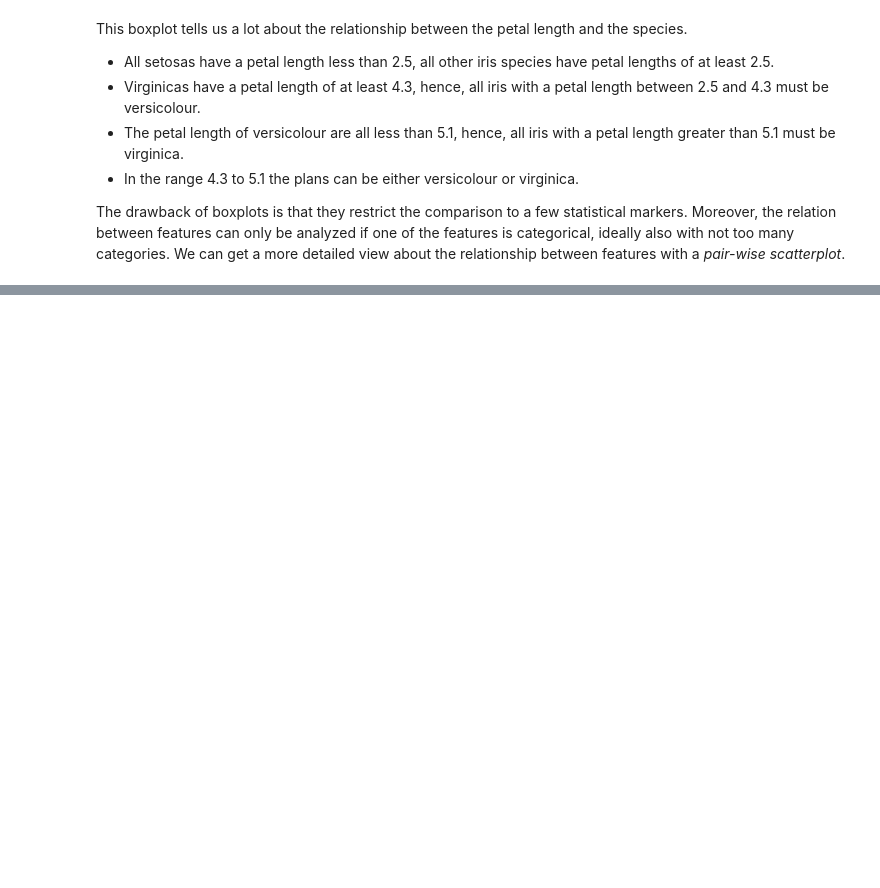
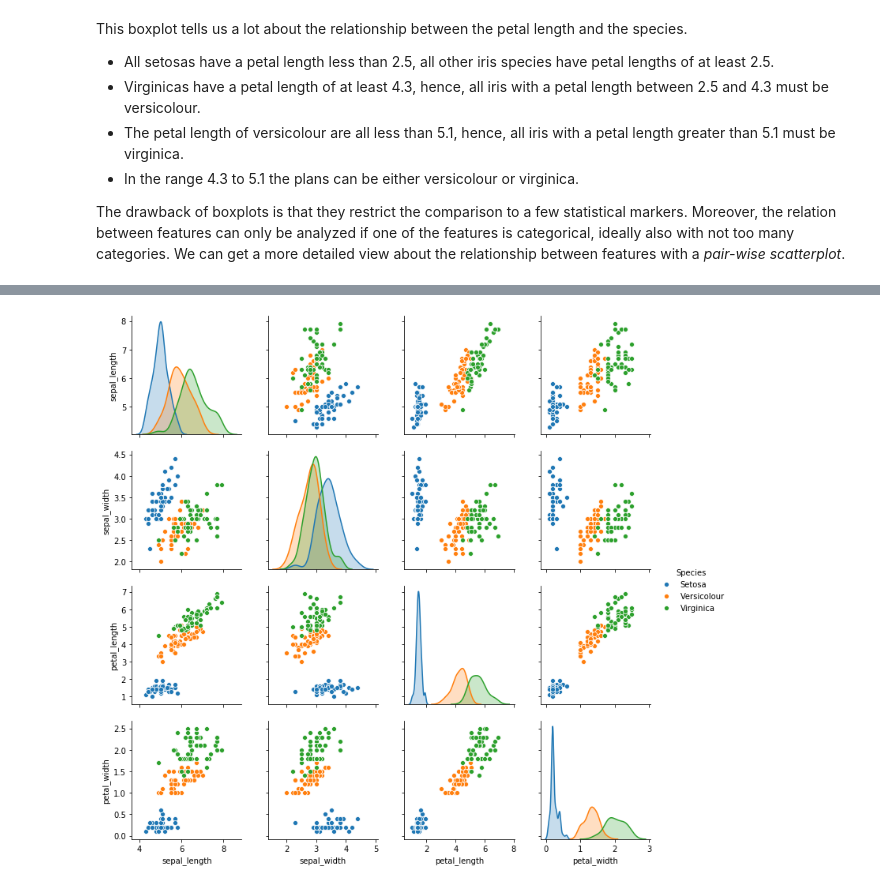
Before and after one commit to sherbold/intro-to-data-science, a Jupyter notebook: content/03_Data-Exploration.ipynb, the cells around one changed output, grey strips where cells are left out. Drawn from its saved outputs; the diff is of its cells as text; code cells hidden in the pictures; blank space fills up the shorter version.

```diff
--- a/content/03_Data-Exploration.ipynb
+++ b/content/03_Data-Exploration.ipynb
@@ -513,0 +516,9 @@ From the above plot, we can learn both about the individual features through the
+# %%
+iris_df['Species'] = iris.target
+iris_df.loc[iris_df['Species']==0, 'Species'] = 'Setosa'
+iris_df.loc[iris_df['Species']==1, 'Species'] = 'Versicolour'
+iris_df.loc[iris_df['Species']==2, 'Species'] = 'Virginica'
+sns.pairplot(iris_df, hue='Species')
+plt.show()
+# %% [output]
+[figure, added]
```
Also changed, not shown: parts of 23 cells of this notebook, 13 other files.
